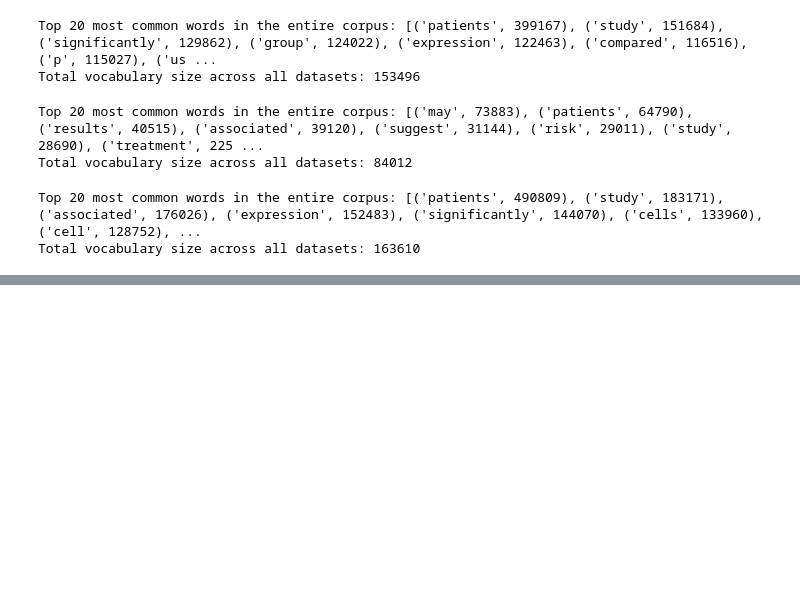
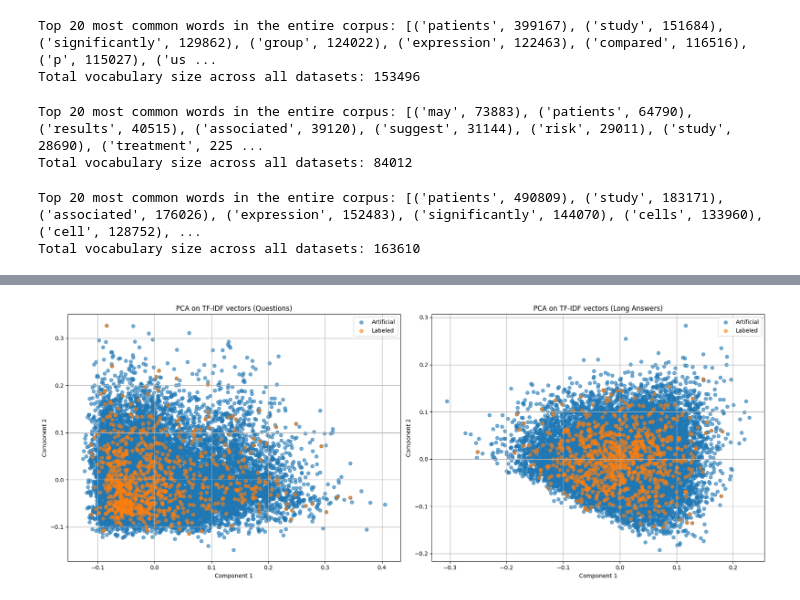
Before and after one commit to KetrinMehmeti/NLP-Project-Group-Angela, a Jupyter notebook: pubmedQA.ipynb, the cells around one changed output, grey strips where cells are left out. Cells and saved outputs as stored; diff of their text form; code cells hidden in the pictures; blank space fills up the shorter version.

```diff
--- a/pubmedQA.ipynb
+++ b/pubmedQA.ipynb
@@ -522,0 +563,47 @@ generate_wordcloud(total_vocab_long_answer, "Word Cloud for Long Answers")
+# %%
+# Apply PCA to the questions
+pca_q = PCA(n_components=2)
+X_Q_reduced = pca_q.fit_transform(X_Q_tfidf.toarray())  # Reduce the dimensionality of the question vectors
+
+# Apply PCA to the long answers
+pca_la = PCA(n_components=2)
+X_LA_reduced = pca_la.fit_transform(X_LA_tfidf.toarray())  # Reduce the dimensionality of the long answer vectors
+
+# Create a figure with 2 side-by-side subplots
+fig, axes = plt.subplots(1, 2, figsize=(18, 7))
+
+# Plot for questions
+for source in df_combined['source'].unique():  # Loop through each unique source (Artificial and Labeled)
+    subset = df_combined[df_combined['source'] == source]  # Subset the data based on the source
+    axes[0].scatter(
+        X_Q_reduced[subset.index, 0],  # First principal component of the questions
+        X_Q_reduced[subset.index, 1],  # Second principal component of the questions
+        label=source,  # Label the points by source (Artificial or Labeled)
+        alpha=0.6  # Set transparency for better visualization
+    )
+axes[0].set_title("PCA on TF-IDF vectors (Questions)")
+axes[0].set_xlabel("Component 1")
+axes[0].set_ylabel("Component 2")
+axes[0].legend()
+axes[0].grid(True)
+
+# Plot for long answers
+for source in df_combined['source'].unique():  # Loop through each unique source (Artificial and Labeled)
+    subset = df_combined[df_combined['source'] == source]  # Subset the data based on the source
+    axes[1].scatter(
+        X_LA_reduced[subset.index, 0],  # First principal component of the long answers
+        X_LA_reduced[subset.index, 1],  # Second principal component of the long answers
+        label=source,
+        alpha=0.6
+    )
+
+axes[1].set_title("PCA on TF-IDF vectors (Long Answers)")
+axes[1].set_xlabel("Component 1")
+axes[1].set_ylabel("Component 2")
+axes[1].legend()
+axes[1].grid(True)
+
+plt.tight_layout()
+plt.show()
+# %% [output]
+[figure, added]
```
Also changed, not shown: parts of 15 cells of this notebook.
